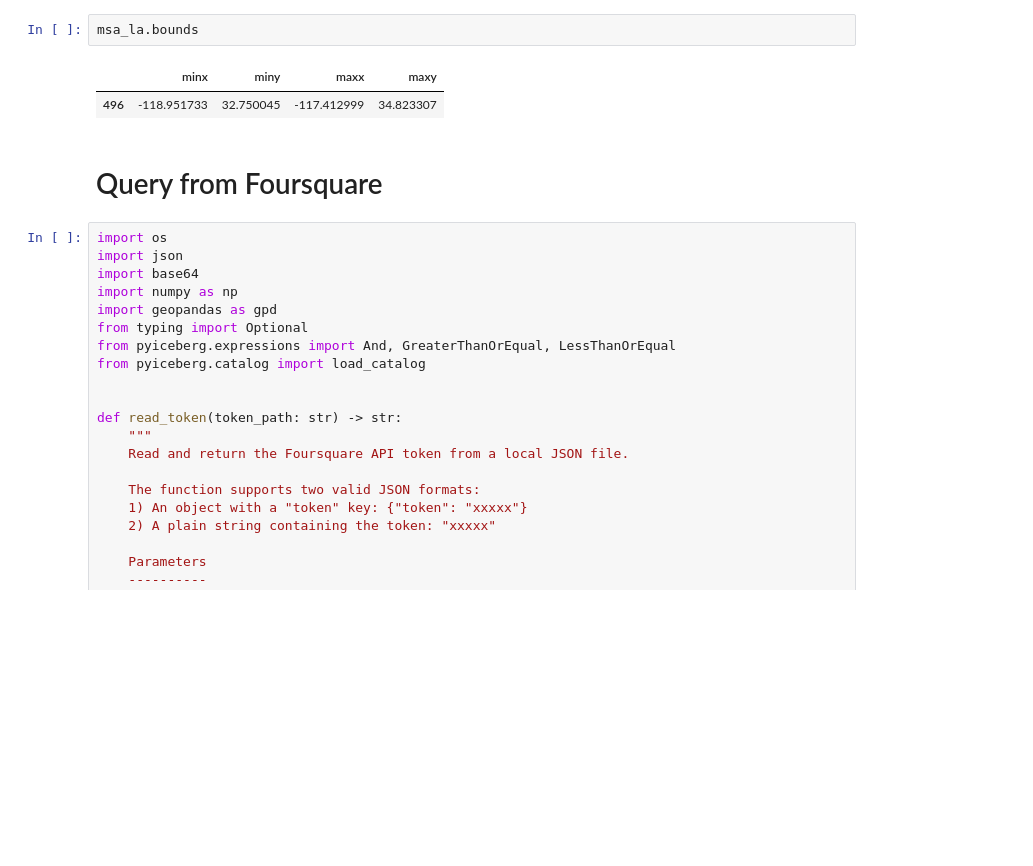
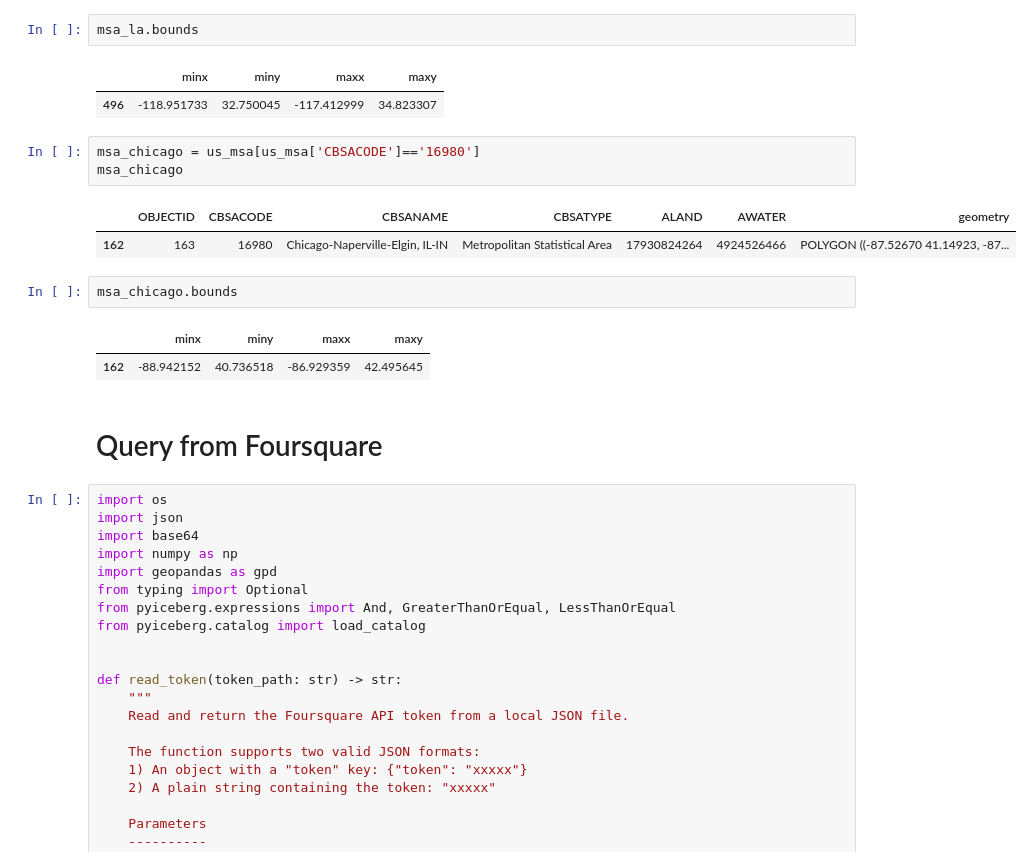
Before and after one commit to HOUPU1993/POI-study, a Jupyter notebook: POI_study.ipynb, the cells around one changed output. Saved outputs shown, nothing was run; the diff lists cells and outputs as text; blank space fills up the shorter version.

```diff
--- a/POI_study.ipynb
+++ b/POI_study.ipynb
@@ -21,6 +21,17 @@ msa_la.bounds
 # %% [output]
 |  | minx | miny | maxx | maxy |
 | 496 | -118.951733 | 32.750045 | -117.412999 | 34.823307 |
+# %%
+msa_chicago = us_msa[us_msa['CBSACODE']=='16980']
+msa_chicago
+# %% [output]
+|  | OBJECTID | CBSACODE | CBSANAME | CBSATYPE | ALAND | AWATER | geometry |
+| 162 | 163 | 16980 | Chicago-Naperville-Elgin, IL-IN | Metropolitan Statistical Area | 17930824264 | 4924526466 | POLYGON ((-87.52670 41.14923, -87... |
+# %%
+msa_chicago.bounds
+# %% [output]
+|  | minx | miny | maxx | maxy |
+| 162 | -88.942152 | 40.736518 | -86.929359 | 42.495645 |
 # %% [markdown]
 # Query from Foursquare
 # %%
```
Also changed, not shown: parts of 9 cells of this notebook, 1 other file.
